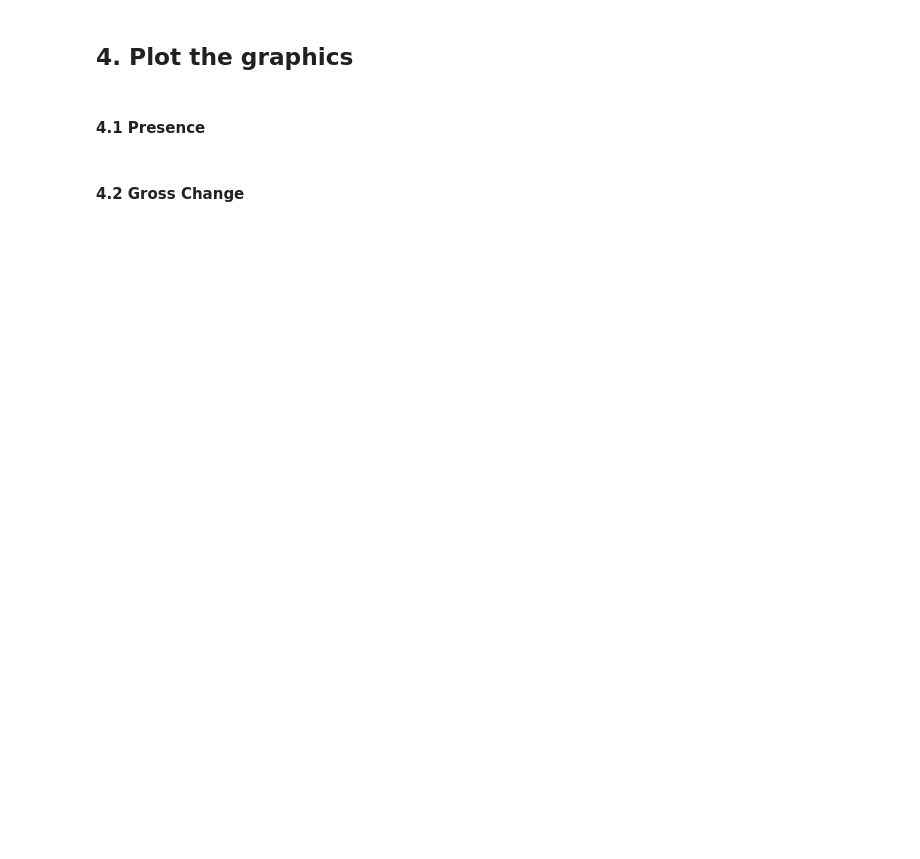
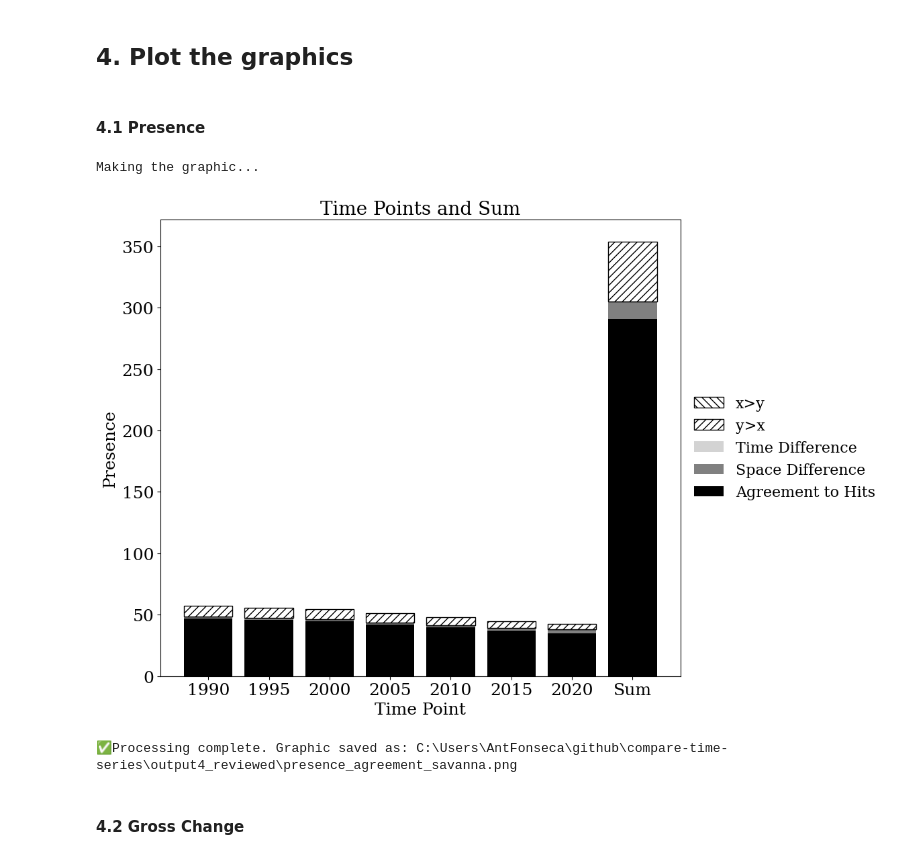
Before and after one commit to antoniovfonseca/compare-time-series, a Jupyter notebook: comparison-time-series-beta4.ipynb, the cells around one changed output. Drawn from its saved outputs; the diff is of its cells as text; code cells hidden in the pictures; blank space fills up the shorter version.

```diff
--- a/comparison-time-series-beta4.ipynb
+++ b/comparison-time-series-beta4.ipynb
@@ -36,7 +36,7 @@ from rasterio.enums import Resampling
 # class_name = "PIE"
 # is_binary_data = True # Set to True for 0/1 data
 
-# path_series_x = r"C:\Users\AntFonseca\github\compare-time-series\input\collection6"
+path_series_x = r"C:\Users\AntFonseca\github\compare-time-series\input\collection6"
 path_series_y = r"C:\Users\AntFonseca\github\compare-time-series\input\collection8"
 time_points = [1990, 1995, 2000, 2005, 2010, 2015, 2020]
 class_name = "savanna"
@@ -49,11 +49,11 @@ is_binary_data = True # Set to True for 0/1 data
 # is_binary_data = True # Set to True for 0/1 data
 
 # Output folder
-output_path = r"C:\Users\AntFonseca\github\compare-time-series\output4"
+output_path = r"C:\Users\AntFonseca\github\compare-time-series\output4_reviewed"
 if not os.path.exists(output_path):
     os.makedirs(output_path)
 
 # NoData values
-nodata_value = -128
+nodata_value = 255
 
 print("✅ Parameters successfully defined.")
@@ -463,7 +480,7 @@ ax.axhline(
 )
 ax.bar(labels,
        hits,
-       label='Agreement',
+       label='Agreement to Hits',
        color='black',
        bottom=bottom);bottom += np.array(hits)
 ax.bar(labels,
@@ -478,14 +495,14 @@ ax.bar(labels,
        bottom=bottom); bottom += np.array(time_diff)
 ax.bar(labels,
        misses,
-       label='y<x',
+       label='x>y',
        color='white',
        edgecolor='black',
        hatch='\\\\\\',
        bottom=bottom);bottom += np.array(misses)
 ax.bar(labels,
        false_alarms,
-       label='x>y',
+       label='y>x',
        color='white',
        edgecolor='black',
        hatch='///',
@@ -507,11 +524,11 @@ handles, labels_list = ax.get_legend_handles_labels()
 order = [
 #     "Collection 6",
 #     "Collection 8",
-    "y<x",
     "x>y",
+    "y>x",
     "Time Difference",
     "Space Difference",
-    "Agreement"]
+    "Agreement to Hits"]
 
 legend_dict = dict(zip(labels_list, handles))
 ordered_handles = [legend_dict[label] for label in order]
@@ -519,50 +536,58 @@ ordered_labels = order
 ax.legend(ordered_handles,
           ordered_labels,
           loc='center left',
+          fontsize=16,
           bbox_to_anchor=(1, 0.5),
           frameon=False)
 
 ax.set_title('Time Points and Sum',
-             fontsize=14)
+             fontsize=20)
 ax.set_xlabel('Time Point',
-              fontsize=12)
+              fontsize=18)
+ax.tick_params(axis='both',
+               which='major',
+               labelsize=18)
 
 # =============================================================================
 # --- y-axis scale settings (choose one option) ---
 # =============================================================================
 
 # --- Option 1: For 'toy_data' or data with small values ---
-# ax.set_ylim(-6, 6)
+# ax.set_ylim(0, 18)
 # ax.set_ylabel(
 #     'Presence',
-#     fontsize=12
+#     fontsize=18
 # )
 
 # # # --- Option 2: For real data with large values (e.g., MapBiomas) ---
 def millions_formatter(y, pos):
     """Formats the y-axis tick by dividing by 1 million."""
     return f'{y / 1_000_000:.0f}'
 ax.yaxis.set_major_formatter(FuncFormatter(millions_formatter))
 # ax.set_ylim(0, 450_000_000) # Optional: uncomment to set manual limits
 ax.set_ylabel(
-    'Presence (Million pixels)',
-    fontsize=12
+    'Presence',
+    fontsize=18
 )
 
 # =============================================================================
 
 plt.tight_layout(rect=[0, 0, 0.85, 1])
 
 output_filename = f'presence_agreement_{class_name}.png'
 final_chart_path = os.path.join(output_path,
                                  output_filename)
 
 plt.savefig(final_chart_path,
             dpi=300)
 
 plt.show()
 
 print(f"\n✅Processing complete. Graphic saved as: {final_chart_path}")
+# %% [output]
+Making the graphic...
+[figure, added]
+✅Processing complete. Graphic saved as: C:\Users\AntFonseca\github\compare-time-series\output4_reviewed\presence_agreement_savanna.png
 # %% [markdown]
 #### 4.2 Gross Change
 # %%
```
Also changed, not shown: parts of 7 cells of this notebook, 9 other files.
